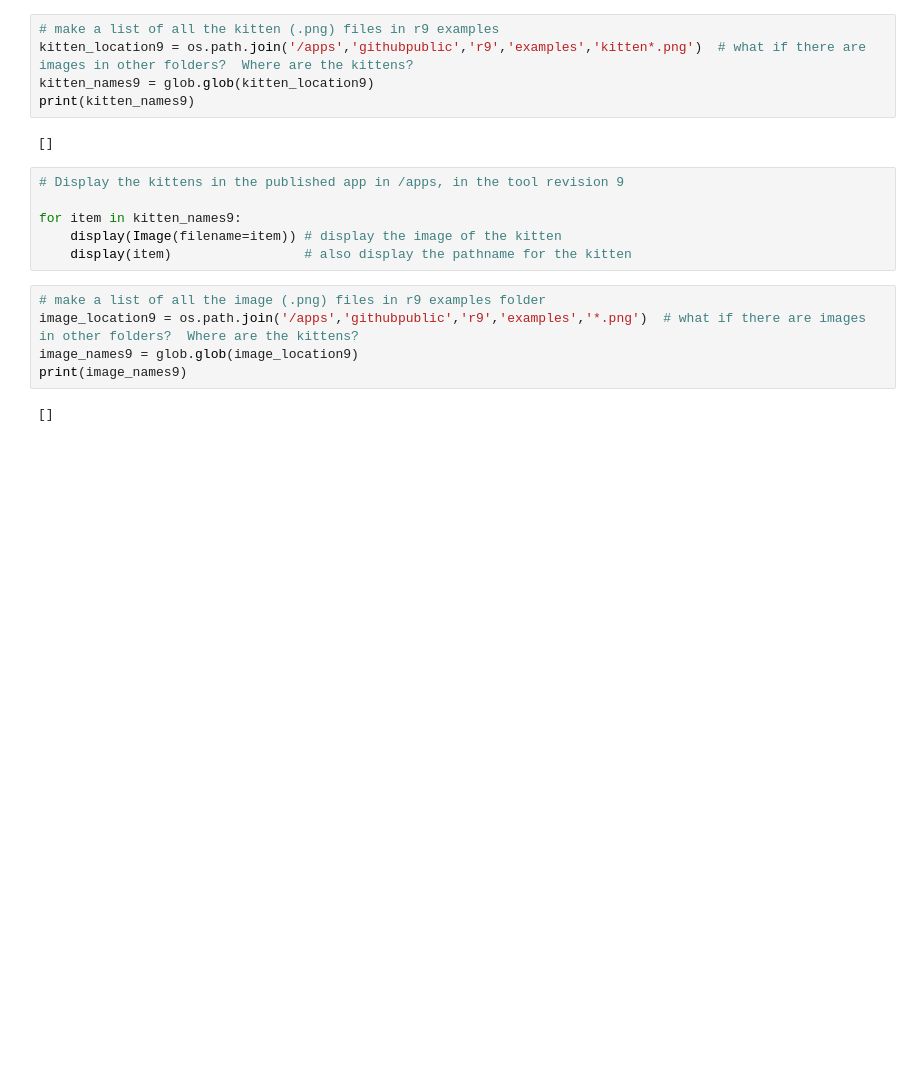
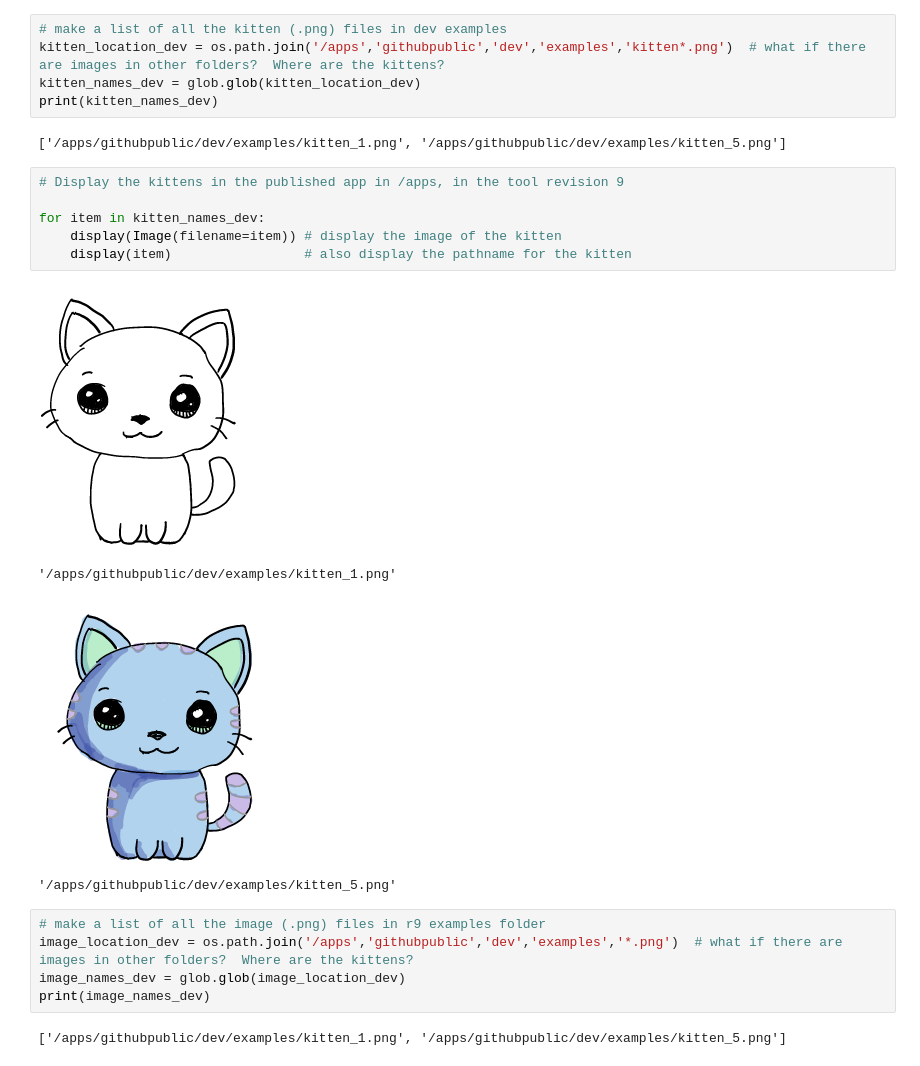
Before and after one commit to tafaltens/githubpublic, a Jupyter notebook: notebook_06.ipynb, the cells around one changed output. Cells and saved outputs as stored; diff of their text form; blank space fills up the shorter version.

Commit message:
moved files so that the invoke file is at the top level and updated all relative paths.

```diff
--- a/notebook_06.ipynb
+++ b/notebook_06.ipynb
@@ -51,23 +48,28 @@ for file_path9 in glob.glob('/apps/githubpublic/r9/**/*.png', recursive=True):
 # %%
-# make a list of all the kitten (.png) files in r9 examples
-kitten_location9 = os.path.join('/apps','githubpublic','r9','examples','kitten*.png')  # what if there are images in other folders?  Where are the kittens?
-kitten_names9 = glob.glob(kitten_location9)
-print(kitten_names9)
+# make a list of all the kitten (.png) files in dev examples
+kitten_location_dev = os.path.join('/apps','githubpublic','dev','examples','kitten*.png')  # what if there are images in other folders?  Where are the kittens?
+kitten_names_dev = glob.glob(kitten_location_dev)
+print(kitten_names_dev)
 # %% [output]
-[]
+['/apps/githubpublic/dev/examples/kitten_1.png', '/apps/githubpublic/dev/examples/kitten_5.png']
 # %%
 # Display the kittens in the published app in /apps, in the tool revision 9
 
-for item in kitten_names9:
+for item in kitten_names_dev:
     display(Image(filename=item)) # display the image of the kitten
     display(item)                 # also display the pathname for the kitten
+# %% [output]
+[figure, added]
+'/apps/githubpublic/dev/examples/kitten_1.png'
+[figure, added]
+'/apps/githubpublic/dev/examples/kitten_5.png'
 # %%
 # make a list of all the image (.png) files in r9 examples folder
-image_location9 = os.path.join('/apps','githubpublic','r9','examples','*.png')  # what if there are images in other folders?  Where are the kittens?
-image_names9 = glob.glob(image_location9)
-print(image_names9)
+image_location_dev = os.path.join('/apps','githubpublic','dev','examples','*.png')  # what if there are images in other folders?  Where are the kittens?
+image_names_dev = glob.glob(image_location_dev)
+print(image_names_dev)
 # %% [output]
-[]
+['/apps/githubpublic/dev/examples/kitten_1.png', '/apps/githubpublic/dev/examples/kitten_5.png']
 # %%
 all_apps_image_locations=[]  # make another list that looks for ALL images in ALL folders
 
```
Also changed, not shown: parts of 11 cells of this notebook, 5 other files.
